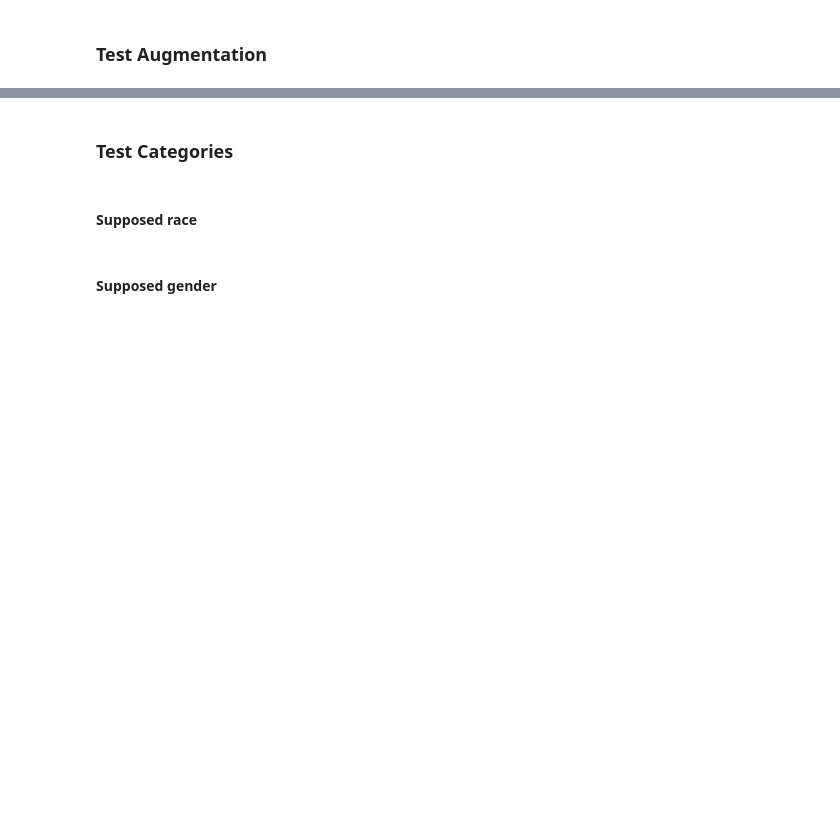
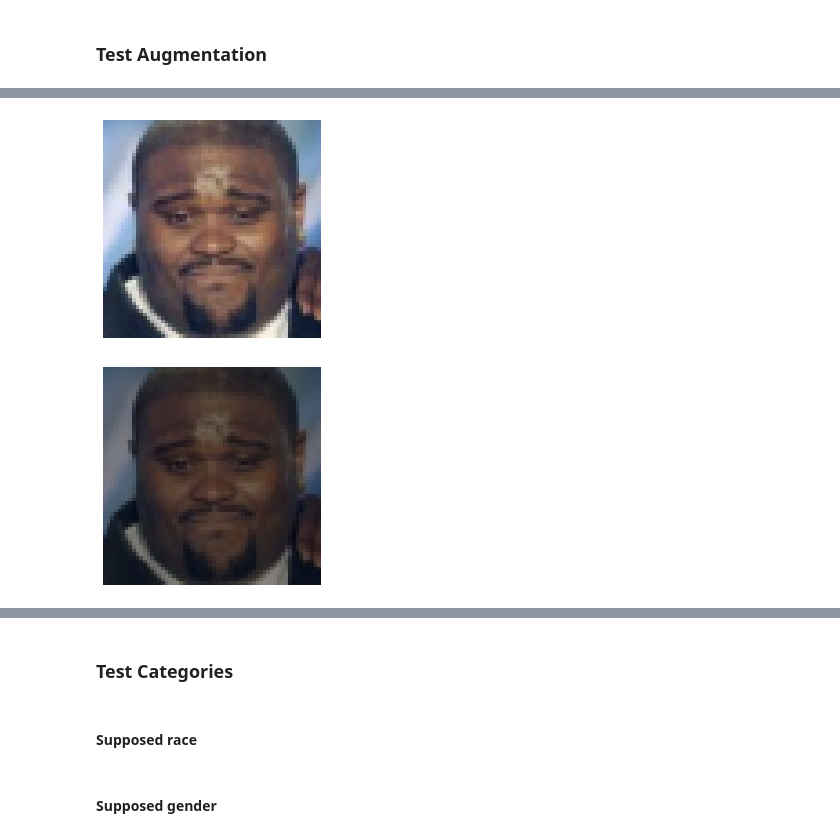
Before and after one commit to mgornet/CNPEN, a Jupyter notebook: Various_tests.ipynb, the cells around one changed output, grey strips where cells are left out. Saved outputs shown, nothing was run; the diff lists cells and outputs as text; code cells hidden in the pictures; blank space fills up the shorter version.

```diff
--- a/Various_tests.ipynb
+++ b/Various_tests.ipynb
@@ -140,7 +218,7 @@ print("Number of individuals with more than one image in the testing set: ", len
 # %%
 BATCH_SIZE = 128 # 128
-BATCH_VALID_SIZE = 128 #128 #8
-BATCH_TEST_SIZE = 128 #128 #32
+BATCH_VALID_SIZE = 8 #128 #8
+BATCH_TEST_SIZE = 32 #128 #32
 # %%
 device = torch.device("cuda:0" if torch.cuda.is_available() else "cpu")
 
@@ -274,10 +395,13 @@ print_img(from_tensor_to_numpy(y)/255)
 # %%
 apply_augmentation = transforms.Compose([
     transforms.Normalize(mean=[0,0,0],std=[255,255,255]),
-    transforms.ColorJitter(brightness=0.25, contrast=0.25, saturation=0.25),
+    transforms.ColorJitter(brightness=0.5, contrast=0.1, saturation=0.1),
     transforms.Normalize(mean=[0,0,0],std=[1/255,1/255,1/255])
 ])
 
 x = apply_augmentation(xa[0])
 print_img(from_tensor_to_numpy(xa[0])/255)
 print_img(from_tensor_to_numpy(x)/255)
+# %% [output]
+[figure, added]
+[figure, added]
```
Also changed, not shown: parts of 36 cells of this notebook, 59 other files.
